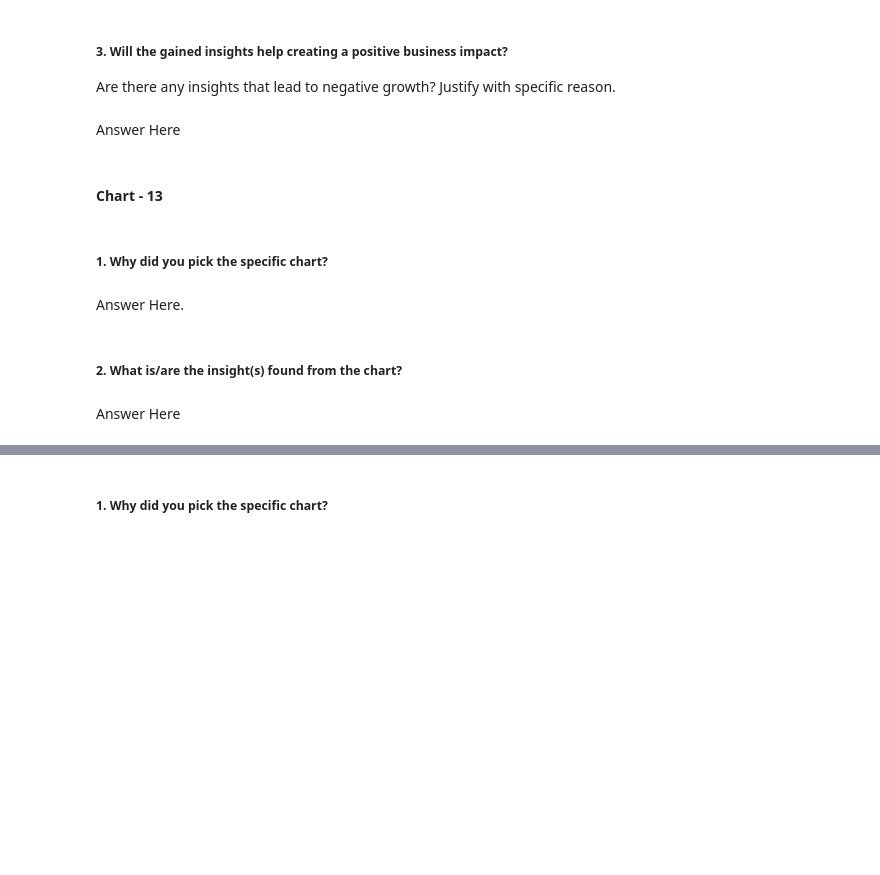
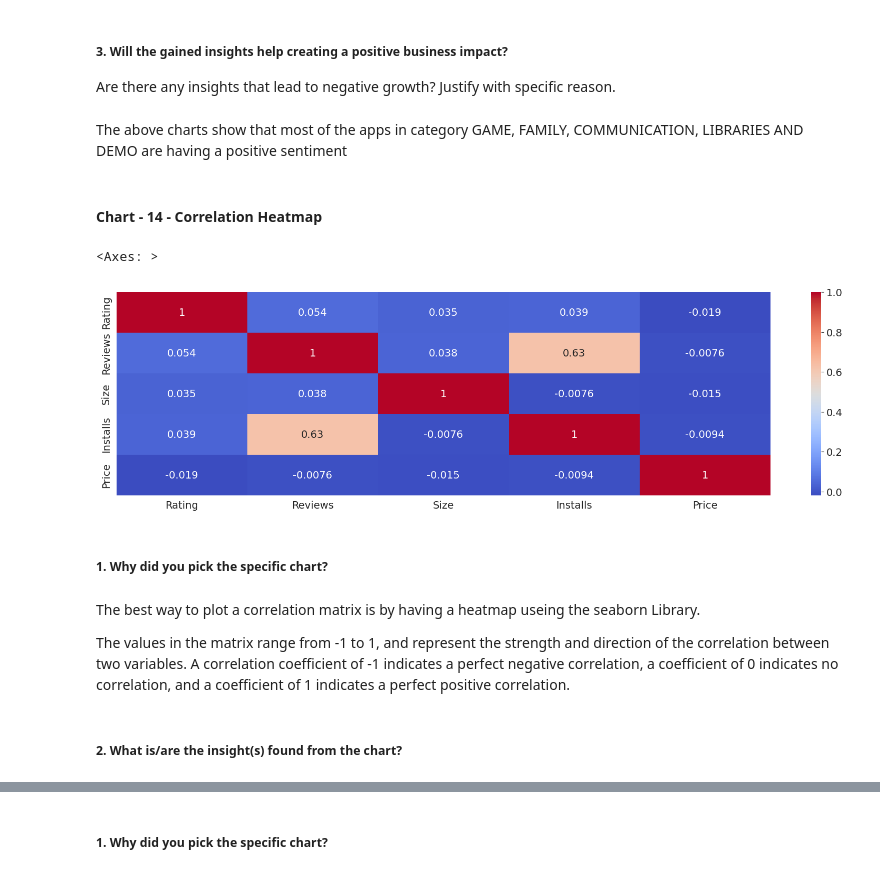
Before and after one commit to lukedanieldone/Play-Store-EDA, a Jupyter notebook: Playstore_EDA_Analysis.ipynb, the cells around one changed output, grey strips where cells are left out. Drawn from its saved outputs; the diff is of its cells as text; code cells hidden in the pictures; blank space fills up the shorter version.

```diff
--- a/Playstore_EDA_Analysis.ipynb
+++ b/Playstore_EDA_Analysis.ipynb
@@ -805,7 +885,7 @@ Answer Here
 # %% [markdown]
 ##### 3. Will the gained insights help creating a positive business impact?
 Are there any insights that lead to negative growth? Justify with specific reason.
-# %% [markdown]
-Answer Here
+# %% [markdown]
+The above charts show that most of the apps in category GAME, FAMILY, COMMUNICATION, LIBRARIES AND DEMO are having a positive sentiment
 # %% [markdown]
-#### Chart - 13
+#### Chart - 14 - Correlation Heatmap
@@ -814,8 +892,18 @@ Answer Here
+# %%
+# Correlation Heatmap visualization code
+# Chart - 4 visualization code
+corr_matrix = df.corr()
+
+# Plot heatmap
+sns.heatmap(corr_matrix, annot=True, cmap='coolwarm')
+# %% [output]
+<Axes: >
+[figure, added]
 # %% [markdown]
 ##### 1. Why did you pick the specific chart?
-# %% [markdown]
-Answer Here.
+# %% [markdown]
+The best way to plot a correlation matrix is by having a heatmap useing the seaborn Library.
+
+The values in the matrix range from -1 to 1, and represent the strength and direction of the correlation between two variables. A correlation coefficient of -1 indicates a perfect negative correlation, a coefficient of 0 indicates no correlation, and a coefficient of 1 indicates a perfect positive correlation.
 # %% [markdown]
 ##### 2. What is/are the insight(s) found from the chart?
-# %% [markdown]
-Answer Here
```
Also changed, not shown: parts of 44 cells of this notebook.
